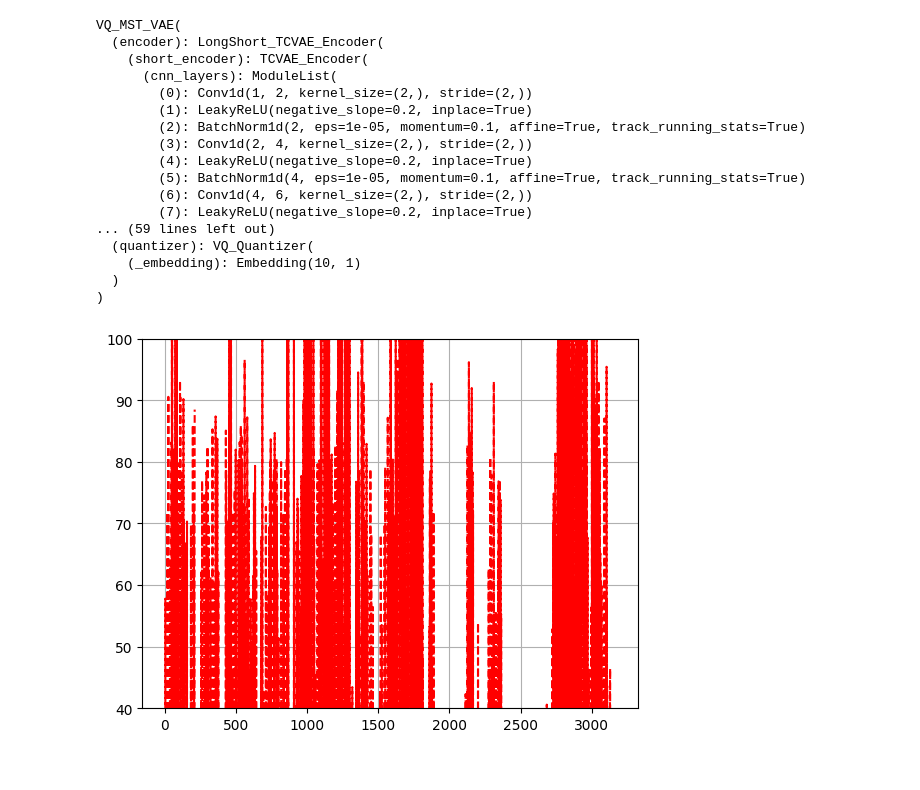
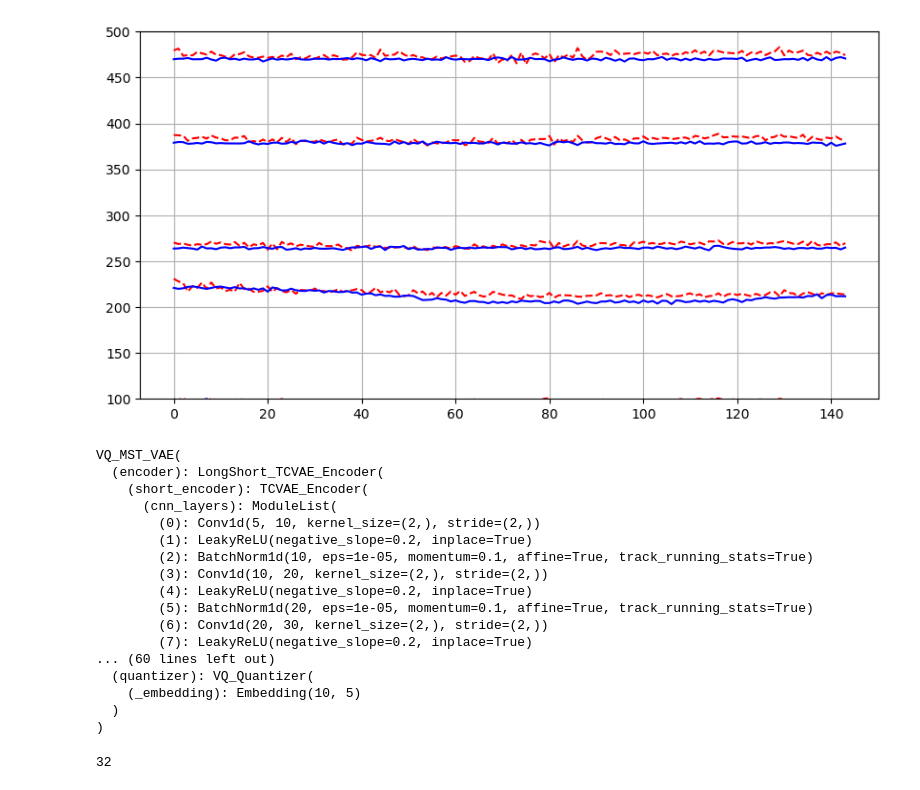
Before and after one commit to AnisKadri/VAE, a Jupyter notebook: Untitled2.ipynb, the cells around one changed output. Saved outputs shown, nothing was run; the diff lists cells and outputs as text; code cells hidden in the pictures.

```diff
--- a/Untitled2.ipynb
+++ b/Untitled2.ipynb
@@ -403,7 +405,17 @@ class LongShort_TCVAE_Decoder(nn.Module):
         self.longshort_decoder = TCVAE_Decoder(input_size, num_layers, 2 * latent_dims, L, slope, first_kernel)
         self.short_decoder = TCVAE_Decoder(input_size, num_layers, 2 * latent_dims, L, slope, first_kernel = None)
 
+        self.reduction_layer = nn.Conv1d(2* input_size, input_size, kernel_size=1, stride=1, padding=0)
+
     def forward(self, z):
         x_long= self.longshort_decoder(z)
         x_short = self.short_decoder(z)
-        return self.longshort_decoder(z)
+#         print("x_long ", x_long.shape)
+#         print("x_short ",x_short.shape)
+
+        x_cat = torch.cat((x_short, x_long), dim = 1)     # B.2C.L
+#         print("x_cat ",x_cat.shape)
+
+        x_red = self.reduction_layer(x_cat)
+#         print("x_red ",x_red.shape)
+        return x_red
@@ -477,4 +593,4 @@ test_data = DataLoader(slidingWindow(test_, L),
 # %%
-for epoch in range(1, 500):
+for epoch in range(1, 50):
     train(v, train_data, criterion, opt, device, epoch, VQ = True)
 # %% [output]
@@ -501,40 +617,54 @@ def compare(dataset, model, VQ=True):
     rec = []
     x = []
     with torch.no_grad():
-        for i, data in enumerate(dataset):
+        for i, (data, v) in enumerate(dataset):
             if VQ:
                 x_rec, loss, mu, logvar = model(data)
             else:
                 x_rec, mu, logvar = model(data)
             z = model.reparametrization_trick(mu, logvar)
+            if v.dim() == 1:
+                v = v.unsqueeze(0)
+                v = v.T
+                v = v.unsqueeze(-1)
+#             print(v.shape)
+#             print(x_rec.shape)
+#             print((x_rec * v).shape)
+#             print(i)
 
-            x.extend(data[:,:,0].detach().numpy())
-            rec.extend(x_rec[:,:,0].detach().numpy())
+            x.extend((data*v)[:,:,0].detach().numpy())
+            rec.extend(((x_rec*v)[:,:,0]).detach().numpy())
 
-    plt.plot(rec, "r--")
-    plt.plot(x[:], "b-")
-    plt.ylim(40,100)
+    fig, ax = plt.subplots(figsize=(10, 5))
+    ax.plot(rec, "r--")
+    ax.plot(x[:], "b-")
+    plt.ylim(100,500)
     plt.grid(True)
+    plt.show()
 # %%
 v.cpu()
-compare(train_data, v, VQ=True)
+compare(test_data, v, VQ=True)
 v.to(device)
 # %% [output]
+[figure, new version]
 VQ_MST_VAE(
   (encoder): LongShort_TCVAE_Encoder(
     (short_encoder): TCVAE_Encoder(
       (cnn_layers): ModuleList(
-        (0): Conv1d(1, 2, kernel_size=(2,), stride=(2,))
+        (0): Conv1d(5, 10, kernel_size=(2,), stride=(2,))
         (1): LeakyReLU(negative_slope=0.2, inplace=True)
-        (2): BatchNorm1d(2, eps=1e-05, momentum=0.1, affine=True, track_running_stats=True)
-        (3): Conv1d(2, 4, kernel_size=(2,), stride=(2,))
+        (2): BatchNorm1d(10, eps=1e-05, momentum=0.1, affine=True, track_running_stats=True)
+        (3): Conv1d(10, 20, kernel_size=(2,), stride=(2,))
         (4): LeakyReLU(negative_slope=0.2, inplace=True)
-        (5): BatchNorm1d(4, eps=1e-05, momentum=0.1, affine=True, track_running_stats=True)
-        (6): Conv1d(4, 6, kernel_size=(2,), stride=(2,))
+        (5): BatchNorm1d(20, eps=1e-05, momentum=0.1, affine=True, track_running_stats=True)
+        (6): Conv1d(20, 30, kernel_size=(2,), stride=(2,))
         (7): LeakyReLU(negative_slope=0.2, inplace=True)
-... (59 lines left out)
+... (60 lines left out)
   (quantizer): VQ_Quantizer(
-    (_embedding): Embedding(10, 1)
+    (_embedding): Embedding(10, 5)
   )
 )
-[figure, old version]
+# %%
+len(train_data)
+# %% [output]
+32
```
Also changed, not shown: parts of 5 cells of this notebook.
